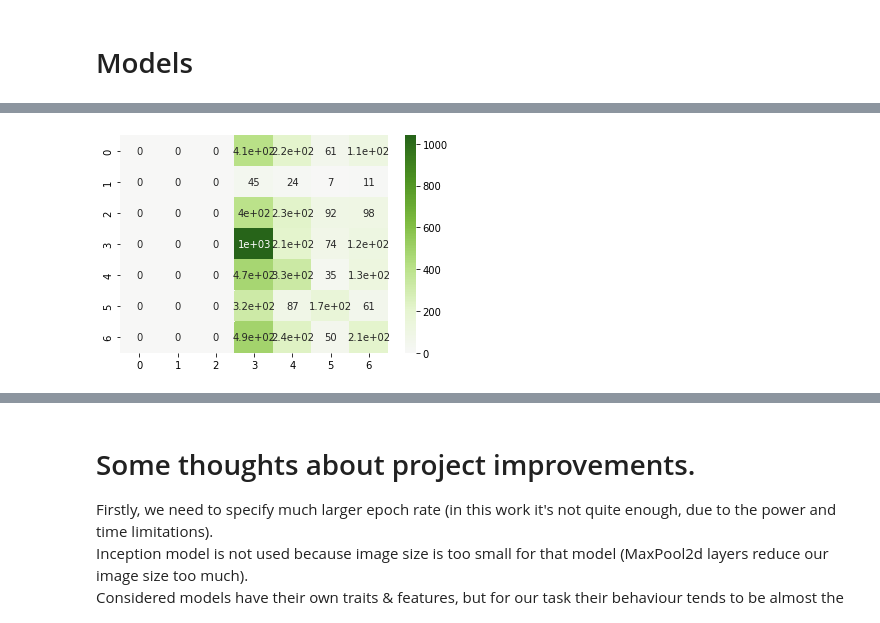
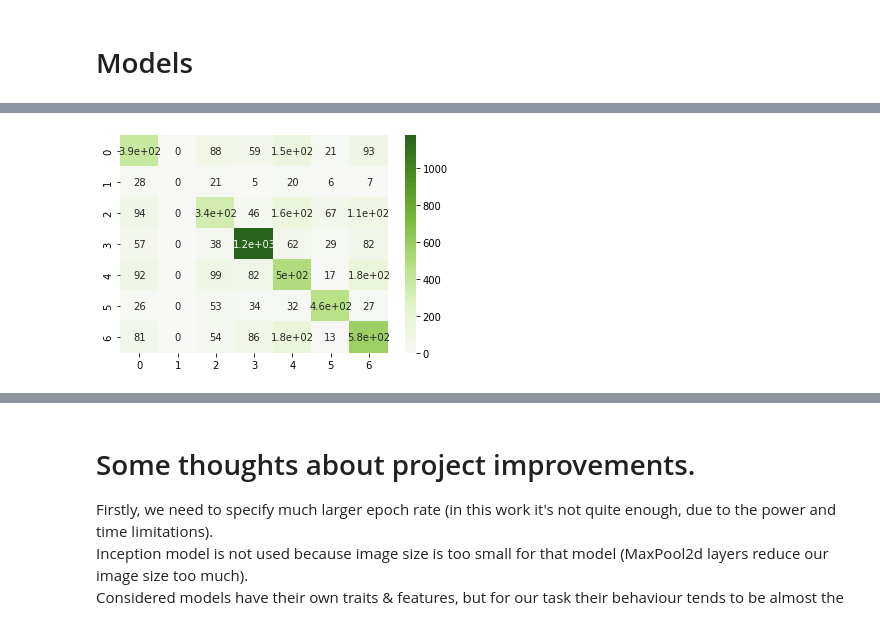
Before and after one commit to Stanislav-3/EmotionsClassifier, a Jupyter notebook: EmotionsClassifier.ipynb, the cells around one changed output, grey strips where cells are left out. Drawn from its saved outputs; the diff is of its cells as text; code cells hidden in the pictures.

```diff
--- a/EmotionsClassifier.ipynb
+++ b/EmotionsClassifier.ipynb
@@ -140,18 +140,19 @@ class Net(nn.Module):
     # last layer
     backbone.fc = nn.Linear(backbone.fc.in_features, 7)
     # print(backbone.__dict__)
-    # backbone._fc = nn.Linear(backbone._fc.in_features, 7)
 
     self.model = nn.Sequential(
         # first layer (mapping grayscale pictures to 3 channels)
         nn.Conv2d(1, 3, 1),
         backbone,
+        # nn.Linear(28, 7),
+        # nn.ReLU(7),
         nn.Softmax(dim=1)
     )
 
-    for name, param in self.model[1].named_parameters():
-      if 'fc' not in name:
-        param.requires_grad = False
+    # for name, param in self.model[1].named_parameters():
+    #   if 'fc' not in name:
+    #     param.requires_grad = False
 
   def forward(self, x):
     return self.model(x)
@@ -173,13 +174,16 @@ def train_model(model, criterion, optimizer, train_loader,
 
             optimizer.zero_grad()
 
-            outputs = model(transform(images.to(device)).unsqueeze(1))
+            # outputs = model(transform(images.to(device)).unsqueeze(1))
+            outputs = model(images.to(device).unsqueeze(1))
 
             loss = criterion(outputs, labels.to(device))
 
             loss.backward()
 
             optimizer.step()
+
+            print(f'\t\t i: #{i}, loss: {loss}')
 
             count += 1
 
@@ -305,5 +311,5 @@ def run_pipeline(
 # %%
-run_pipeline(X, y, model=models.resnet18(pretrained=True), epochs=5)
+run_pipeline(X, y, model=models.resnet18(pretrained=True), epochs=20, batch_size=2048, lr=0.0005)
 # %% [output]
 * Model training *
         * epoch #0
@@ -320,2 +331,2 @@ Accuracy:  0.3045977011494253
-[figure, old version]
+[figure, new version]
 # %%
```
Also changed, not shown: parts of 3 cells of this notebook.
